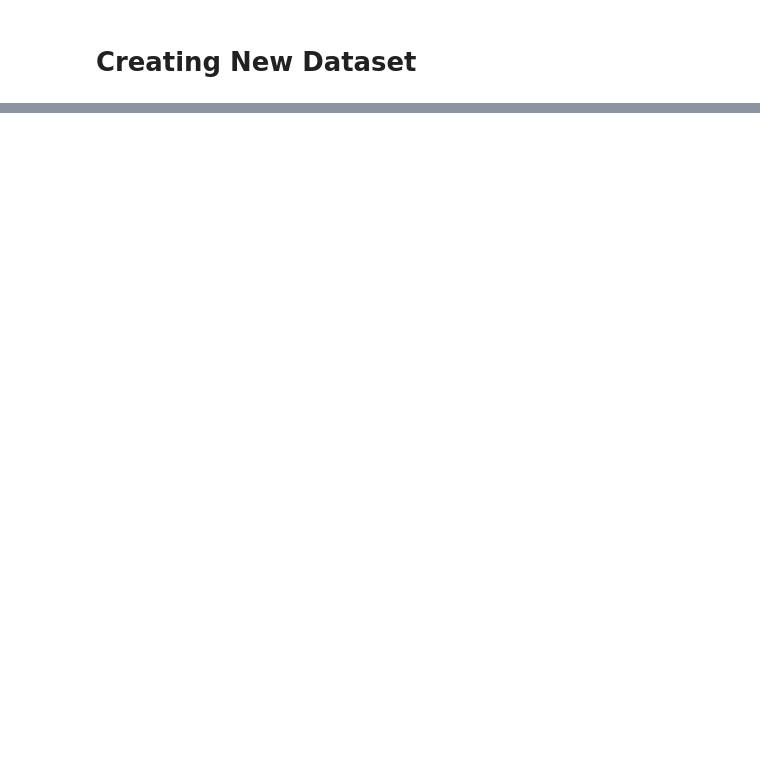
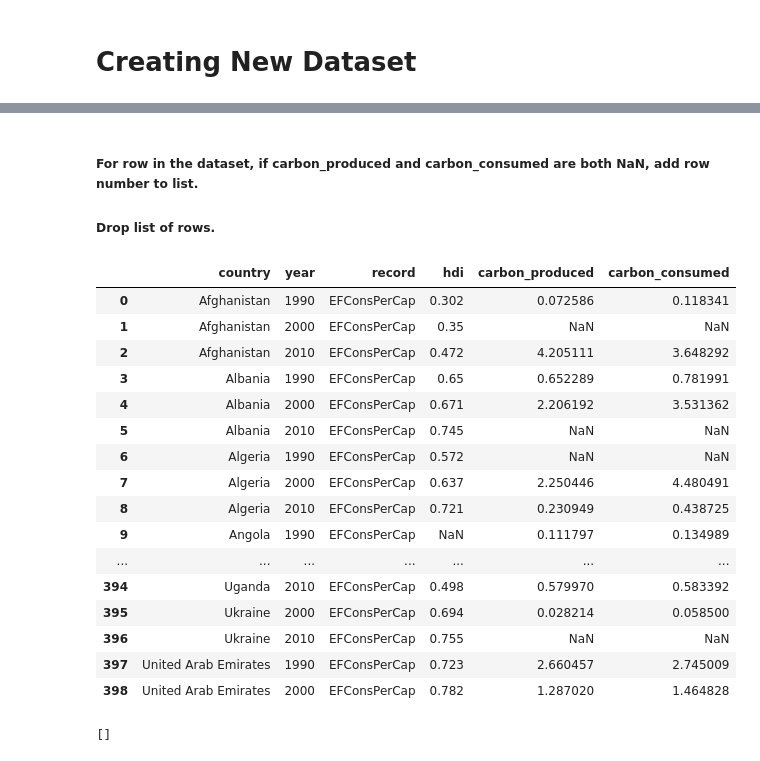
Before and after one commit to jacobdv/shoe-beans, a Jupyter notebook: All_Data_Cleaning.ipynb, the cells around one changed output, grey strips where cells are left out. Cells and saved outputs as stored; diff of their text form; code cells hidden in the pictures; blank space fills up the shorter version.

```diff
--- a/All_Data_Cleaning.ipynb
+++ b/All_Data_Cleaning.ipynb
@@ -338,0 +373,35 @@ data
+# %% [markdown]
+##### For row in the dataset, if carbon_produced and carbon_consumed are both NaN, add row number to list.
+##### Drop list of rows.
+# %%
+final_dataset.groupby(['country','year']).first().reset_index()
+# %% [output]
+|  | country | year | record | hdi | carbon_produced | carbon_consumed |
+| 0 | Afghanistan | 1990 | EFConsPerCap | 0.302 | 0.072586 | 0.118341 |
+| 1 | Afghanistan | 2000 | EFConsPerCap | 0.35 | NaN | NaN |
+| 2 | Afghanistan | 2010 | EFConsPerCap | 0.472 | 4.205111 | 3.648292 |
+| 3 | Albania | 1990 | EFConsPerCap | 0.65 | 0.652289 | 0.781991 |
+| 4 | Albania | 2000 | EFConsPerCap | 0.671 | 2.206192 | 3.531362 |
+| 5 | Albania | 2010 | EFConsPerCap | 0.745 | NaN | NaN |
+| 6 | Algeria | 1990 | EFConsPerCap | 0.572 | NaN | NaN |
+| 7 | Algeria | 2000 | EFConsPerCap | 0.637 | 2.250446 | 4.480491 |
+| 8 | Algeria | 2010 | EFConsPerCap | 0.721 | 0.230949 | 0.438725 |
+| 9 | Angola | 1990 | EFConsPerCap | NaN | 0.111797 | 0.134989 |
+| ... | ... | ... | ... | ... | ... | ... |
+| 394 | Uganda | 2010 | EFConsPerCap | 0.498 | 0.579970 | 0.583392 |
+| 395 | Ukraine | 2000 | EFConsPerCap | 0.694 | 0.028214 | 0.058500 |
+| 396 | Ukraine | 2010 | EFConsPerCap | 0.755 | NaN | NaN |
+| 397 | United Arab Emirates | 1990 | EFConsPerCap | 0.723 | 2.660457 | 2.745009 |
+| 398 | United Arab Emirates | 2000 | EFConsPerCap | 0.782 | 1.287020 | 1.464828 |
+# %%
+to_drop = []
+i = 0
+
+for index, row in final_dataset.iterrows():
+    if (row['carbon_produced'] == "NaN") & (row['carbon_consumed'] == 'NaN'):
+        to_drop.append(i)
+    i += 1
+
+to_drop
+# %% [output]
+[]
```
Also changed, not shown: parts of 13 cells of this notebook, 1 other file.
